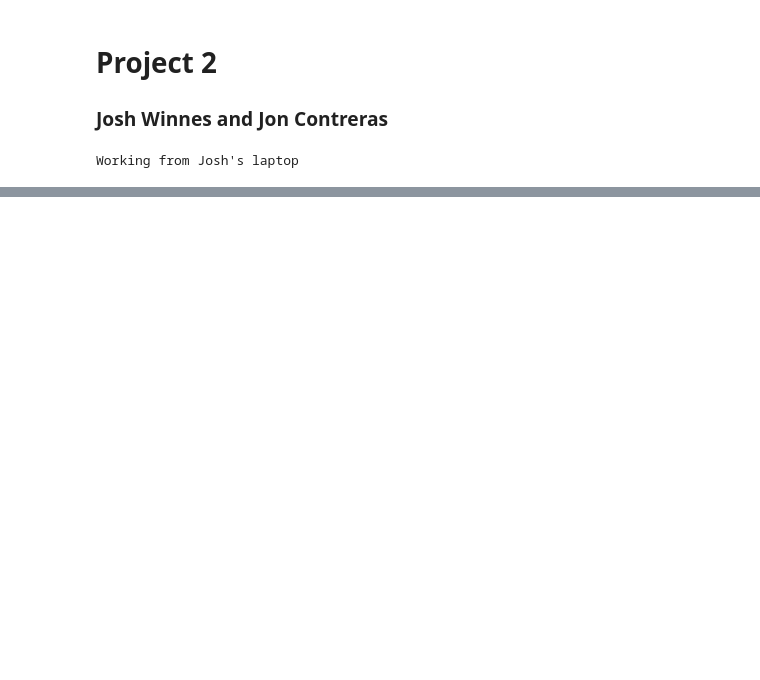
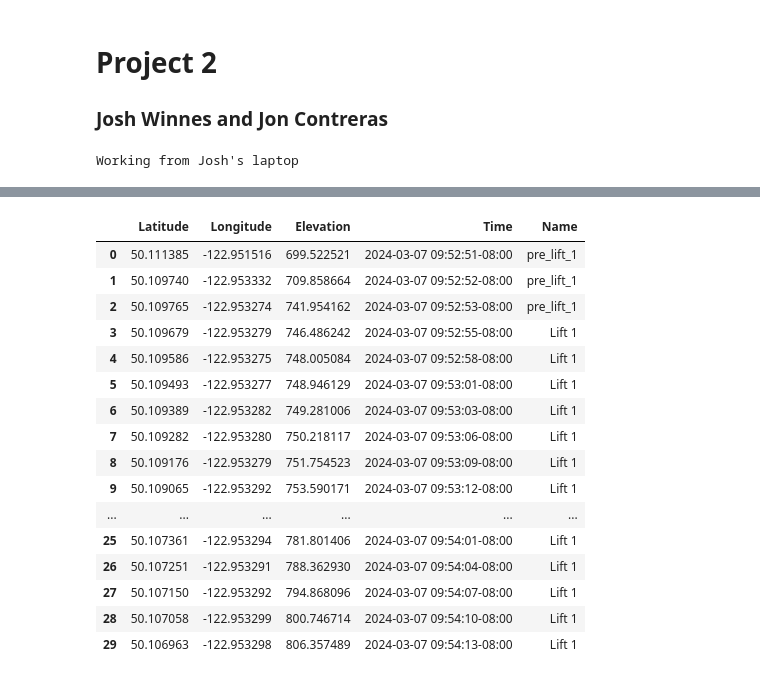
Before and after one commit to joshwinnes11/Project2, a Jupyter notebook: Project2(Jon).ipynb, the cells around one changed output, grey strips where cells are left out. Saved outputs shown, nothing was run; the diff lists cells and outputs as text; code cells hidden in the pictures; blank space fills up the shorter version.

```diff
--- a/Project2(Jon).ipynb
+++ b/Project2(Jon).ipynb
@@ -98,0 +81,20 @@ df_josh_kmz
+# %%
+gpx_jon.head(30)
+# %% [output]
+|  | Latitude | Longitude | Elevation | Time | Name |
+| 0 | 50.111385 | -122.951516 | 699.522521 | 2024-03-07 09:52:51-08:00 | pre_lift_1 |
+| 1 | 50.109740 | -122.953332 | 709.858664 | 2024-03-07 09:52:52-08:00 | pre_lift_1 |
+| 2 | 50.109765 | -122.953274 | 741.954162 | 2024-03-07 09:52:53-08:00 | pre_lift_1 |
+| 3 | 50.109679 | -122.953279 | 746.486242 | 2024-03-07 09:52:55-08:00 | Lift 1 |
+| 4 | 50.109586 | -122.953275 | 748.005084 | 2024-03-07 09:52:58-08:00 | Lift 1 |
+| 5 | 50.109493 | -122.953277 | 748.946129 | 2024-03-07 09:53:01-08:00 | Lift 1 |
+| 6 | 50.109389 | -122.953282 | 749.281006 | 2024-03-07 09:53:03-08:00 | Lift 1 |
+| 7 | 50.109282 | -122.953280 | 750.218117 | 2024-03-07 09:53:06-08:00 | Lift 1 |
+| 8 | 50.109176 | -122.953279 | 751.754523 | 2024-03-07 09:53:09-08:00 | Lift 1 |
+| 9 | 50.109065 | -122.953292 | 753.590171 | 2024-03-07 09:53:12-08:00 | Lift 1 |
+| ... | ... | ... | ... | ... | ... |
+| 25 | 50.107361 | -122.953294 | 781.801406 | 2024-03-07 09:54:01-08:00 | Lift 1 |
+| 26 | 50.107251 | -122.953291 | 788.362930 | 2024-03-07 09:54:04-08:00 | Lift 1 |
+| 27 | 50.107150 | -122.953292 | 794.868096 | 2024-03-07 09:54:07-08:00 | Lift 1 |
+| 28 | 50.107058 | -122.953299 | 800.746714 | 2024-03-07 09:54:10-08:00 | Lift 1 |
+| 29 | 50.106963 | -122.953298 | 806.357489 | 2024-03-07 09:54:13-08:00 | Lift 1 |
```
Also changed, not shown: parts of 9 cells of this notebook, 2 other files.
